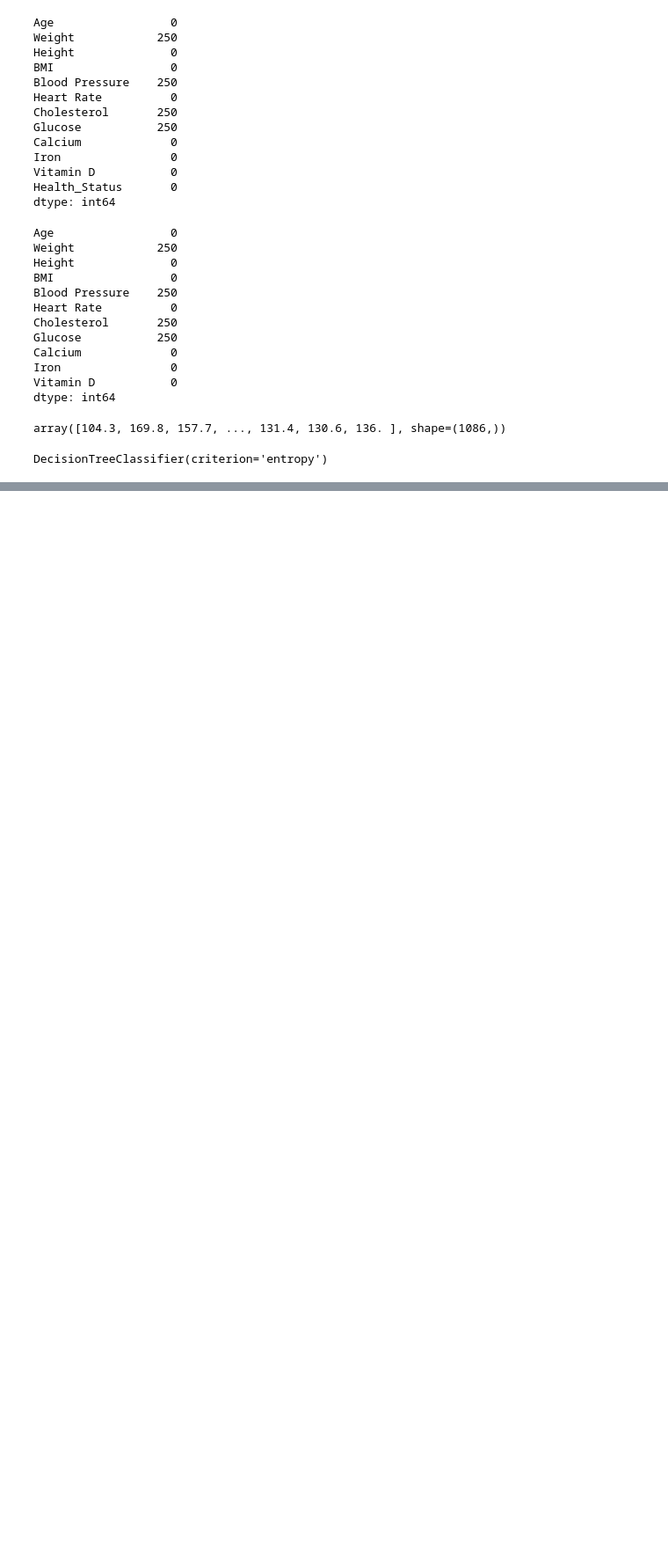
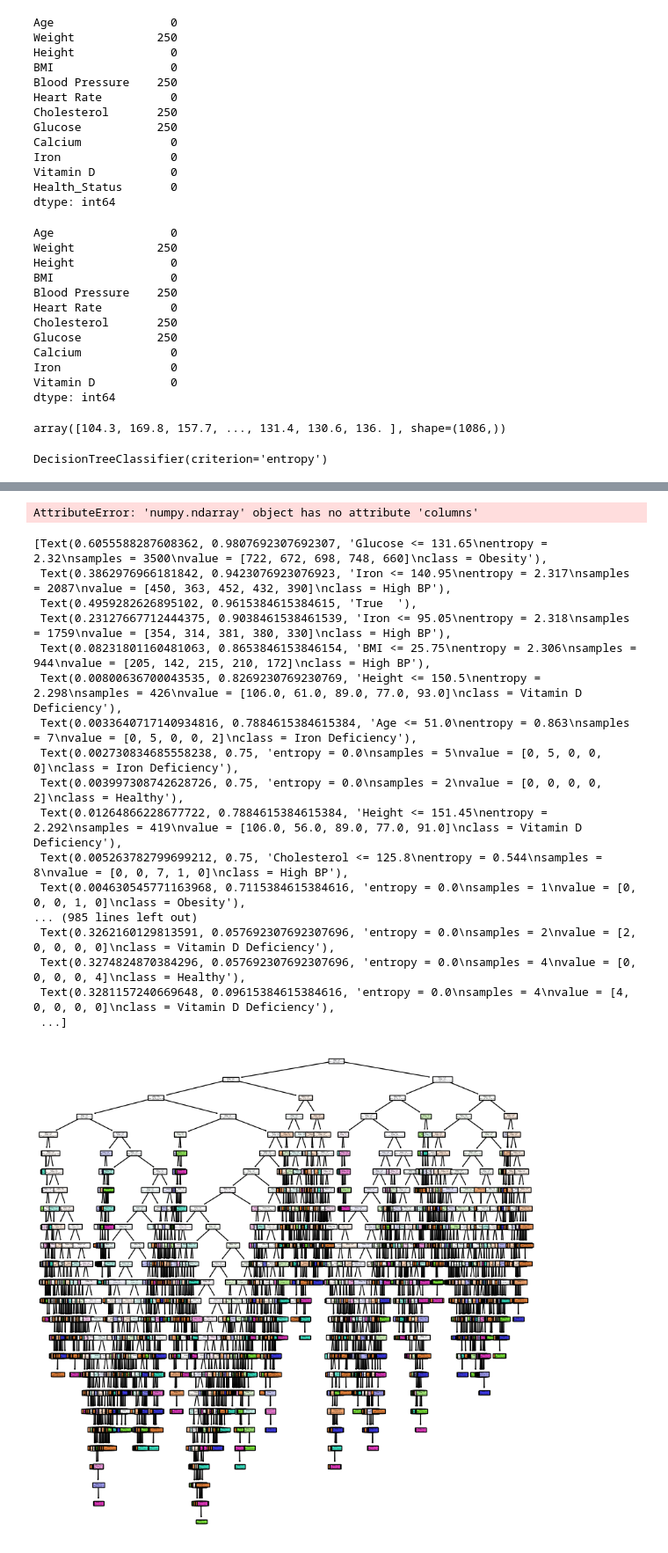
Before and after one commit to Devjith-P/Machine-Learning, a Jupyter notebook: Decision Tree/workout.ipynb, the cells around one changed output, grey strips where cells are left out. Shown at 88% size. Cells and saved outputs as stored; diff of their text form; code cells hidden in the pictures; blank space fills up the shorter version.

```diff
--- a/Decision Tree/workout.ipynb
+++ b/Decision Tree/workout.ipynb
@@ -128,0 +133,27 @@ Vitamin D Deficiency       0.18      0.19      0.19       286
+# %%
+x.columns()
+# %% [output]
+AttributeError: 'numpy.ndarray' object has no attribute 'columns'
+# %%
+from sklearn import tree
+plt.figure(figsize=(10,10))
+tree.plot_tree(model,feature_names=['Age','Weight','Height','BMI','Blood Pressure','Heart Rate','Cholesterol','Glucose','Calcium','Iron','Vitamin D'],class_names=['Vitamin D Deficiency','Iron Deficiency','High BP','Obesity','Healthy'],filled=True)
+# %% [output]
+[Text(0.6055588287608362, 0.9807692307692307, 'Glucose <= 131.65\nentropy = 2.32\nsamples = 3500\nvalue = [722, 672, 698, 748, 660]\nclass = Obesity'),
+ Text(0.3862976966181842, 0.9423076923076923, 'Iron <= 140.95\nentropy = 2.317\nsamples = 2087\nvalue = [450, 363, 452, 432, 390]\nclass = High BP'),
+ Text(0.4959282626895102, 0.9615384615384615, 'True  '),
+ Text(0.23127667712444375, 0.9038461538461539, 'Iron <= 95.05\nentropy = 2.318\nsamples = 1759\nvalue = [354, 314, 381, 380, 330]\nclass = High BP'),
+ Text(0.08231801160481063, 0.8653846153846154, 'BMI <= 25.75\nentropy = 2.306\nsamples = 944\nvalue = [205, 142, 215, 210, 172]\nclass = High BP'),
+ Text(0.00800636700043535, 0.8269230769230769, 'Height <= 150.5\nentropy = 2.298\nsamples = 426\nvalue = [106.0, 61.0, 89.0, 77.0, 93.0]\nclass = Vitamin D Deficiency'),
+ Text(0.0033640717140934816, 0.7884615384615384, 'Age <= 51.0\nentropy = 0.863\nsamples = 7\nvalue = [0, 5, 0, 0, 2]\nclass = Iron Deficiency'),
+ Text(0.002730834685558238, 0.75, 'entropy = 0.0\nsamples = 5\nvalue = [0, 5, 0, 0, 0]\nclass = Iron Deficiency'),
+ Text(0.003997308742628726, 0.75, 'entropy = 0.0\nsamples = 2\nvalue = [0, 0, 0, 0, 2]\nclass = Healthy'),
+ Text(0.01264866228677722, 0.7884615384615384, 'Height <= 151.45\nentropy = 2.292\nsamples = 419\nvalue = [106.0, 56.0, 89.0, 77.0, 91.0]\nclass = Vitamin D Deficiency'),
+ Text(0.005263782799699212, 0.75, 'Cholesterol <= 125.8\nentropy = 0.544\nsamples = 8\nvalue = [0, 0, 7, 1, 0]\nclass = High BP'),
+ Text(0.004630545771163968, 0.7115384615384616, 'entropy = 0.0\nsamples = 1\nvalue = [0, 0, 0, 1, 0]\nclass = Obesity'),
+... (985 lines left out)
+ Text(0.3262160129813591, 0.057692307692307696, 'entropy = 0.0\nsamples = 2\nvalue = [2, 0, 0, 0, 0]\nclass = Vitamin D Deficiency'),
+ Text(0.3274824870384296, 0.057692307692307696, 'entropy = 0.0\nsamples = 4\nvalue = [0, 0, 0, 0, 4]\nclass = Healthy'),
+ Text(0.3281157240669648, 0.09615384615384616, 'entropy = 0.0\nsamples = 4\nvalue = [4, 0, 0, 0, 0]\nclass = Vitamin D Deficiency'),
+ ...]
+[figure, added]
```
Also changed, not shown: parts of 4 cells of this notebook.
